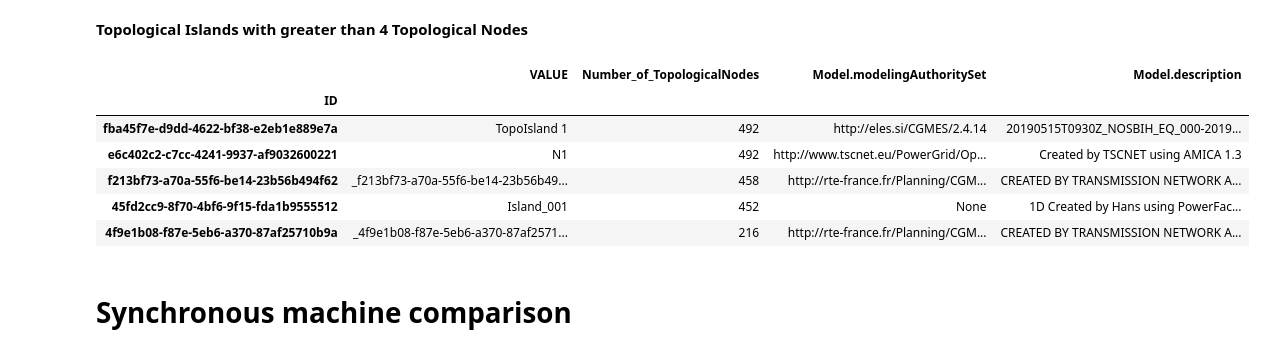
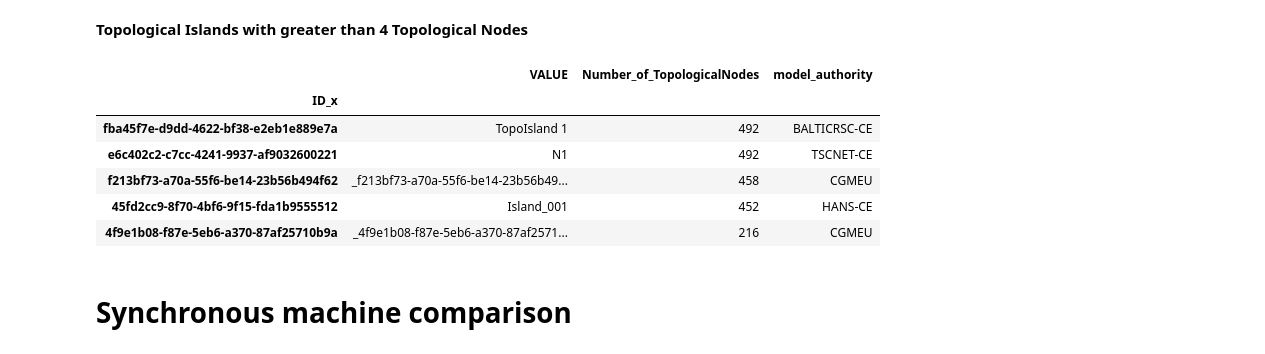
Before and after one commit to Haigutus/USVDM, a Jupyter notebook: Tools/RDF_PARSER/SV_comparison.ipynb, the cells around one changed output. Cells and saved outputs as stored; diff of their text form; code cells hidden in the pictures.

```diff
--- a/Tools/RDF_PARSER/SV_comparison.ipynb
+++ b/Tools/RDF_PARSER/SV_comparison.ipynb
@@ -73,7 +73,7 @@ pandas.set_option('display.max_colwidth', -1) # Don't truncate cells
 
 
 # Define here paths that you want to load. Load only SV files you want to compare, usually CGM SV files
-paths = [r"C:\IOPs\IOP150519\RSC_MERGE\20190515T0930Z_1D_BALTICRSC-CE_003.zip",
+paths = [r"C:\IOPs\IOP150519\RSC_MERGE\20190515T0930Z_1D_BALTICRSC-CE_003\20190514T0930Z_1D_BALTICRSC-CE_SV_003.zip",
          r"C:\IOPs\IOP150519\RSC_MERGE\20190515T0930Z_1D_CORESO-CE_002.zip",
          r"C:\IOPs\IOP150519\RSC_MERGE\20190515T0930Z_1D_HANS-CE_004.zip",
          r"C:\IOPs\IOP150519\RSC_MERGE\20190515T0930Z_1D_TSCNET-CE_003_distributed_slack.zip",
@@ -100,3 +100,13 @@ Loading 20190515T0930Z_1D_CGMEU_SV_003.xml
 Loading 20190515T0930Z_1D_ELES_SSH_003.xml
 Loading 20190515T0930Z_1D_HOPS_SSH_003.xml
 Loading 20190515T0930Z_1D_NOSBIH_SSH_003.xml
+# %%
+filenames_list = []
+for row, file_metadata in data.query("KEY=='Lable'").iterrows():
+    file_meta_dict = get_metadata_from_filename(file_metadata["VALUE"])
+    file_meta_dict["ID"] = file_metadata["INSTANCE_ID"]
+    filenames_list.append(file_meta_dict)
+
+filename_data = pandas.DataFrame(filenames_list)
+display(filename_data.sort_values("model_authority"))
+#get_metadata_from_filename(data.query("KEY=='Lable'")["VALUE"].tolist()[7])
@@ -431,38 +468,40 @@ voltages.dropna()
 # %%
 count_column_name = "Number_of_TopologicalNodes"
 min_nodes_count = 4 # Number of nodes in topological Island for it to be reported
 
 markdown_print("**Topological Islands with greater than {} Topological Nodes**".format(min_nodes_count))
 
 
 # Filter all topological nodes belonging to topological island
 TopologicalIsland_TopologicalNodes = data.query("KEY == 'TopologicalIsland.TopologicalNodes'")
 
 # Count number of topological nodes in an island
 TopologicalIsland_TopologicalNodes_count = pandas.DataFrame(TopologicalIsland_TopologicalNodes["ID"].value_counts()).reset_index().rename(columns = {"index":"ID", "ID":count_column_name})
 
 # Topological islands names
 TopologicalIslands_report = data.query("KEY == 'IdentifiedObject.name'")
 
 # Merge with count
 TopologicalIslands_report = TopologicalIslands_report.merge(TopologicalIsland_TopologicalNodes_count, on="ID")
 
 # Merge with insatnce metadata
-TopologicalIslands_report = TopologicalIslands_report.merge(sv_instances, left_on="INSTANCE_ID", right_index=True)
+#TopologicalIslands_report = TopologicalIslands_report.merge(sv_instances, left_on="INSTANCE_ID", right_index=True)
+TopologicalIslands_report = TopologicalIslands_report.merge(filename_data, left_on="INSTANCE_ID", right_on = "ID")
+#display(TopologicalIslands_report)
 
 # Sort, filter and select columns for display
-TopologicalIslands_report.sort_values(count_column_name, ascending = False)\
-                        [['ID', 'VALUE', count_column_name, 'Model.modelingAuthoritySet', 'Model.description']]\
-                        .query("{} > {}".format(count_column_name, min_nodes_count)).set_index("ID")
+TopologicalIslands_report.sort_values(count_column_name, ascending = False)[['ID_x', 'VALUE', count_column_name, 'model_authority']]\
+                        .query("{} > {}".format(count_column_name, min_nodes_count)).set_index("ID_x")
+#[['ID', 'VALUE', count_column_name, 'Model.modelingAuthoritySet', 'Model.description']]\
 # %% [output]
 **Topological Islands with greater than 4 Topological Nodes**
-|  | VALUE | Number_of_TopologicalNodes | Model.modelingAuthoritySet | Model.description |
-| ID |  |  |  |  |
-| fba45f7e-d9dd-4622-bf38-e2eb1e889e7a | TopoIsland 1 | 492 | http://eles.si/CGMES/2.4.14 | 20190515T0930Z_NOSBIH_EQ_000-2019... |
-| e6c402c2-c7cc-4241-9937-af9032600221 | N1 | 492 | http://www.tscnet.eu/PowerGrid/Op... | Created by TSCNET using AMICA 1.3 |
-| f213bf73-a70a-55f6-be14-23b56b494f62 | _f213bf73-a70a-55f6-be14-23b56b49... | 458 | http://rte-france.fr/Planning/CGM... | CREATED BY TRANSMISSION NETWORK A... |
-| 45fd2cc9-8f70-4bf6-9f15-fda1b9555512 | Island_001 | 452 | None | 1D Created by Hans using PowerFac... |
-| 4f9e1b08-f87e-5eb6-a370-87af25710b9a | _4f9e1b08-f87e-5eb6-a370-87af2571... | 216 | http://rte-france.fr/Planning/CGM... | CREATED BY TRANSMISSION NETWORK A... |
+|  | VALUE | Number_of_TopologicalNodes | model_authority |
+| ID_x |  |  |  |
+| fba45f7e-d9dd-4622-bf38-e2eb1e889e7a | TopoIsland 1 | 492 | BALTICRSC-CE |
+| e6c402c2-c7cc-4241-9937-af9032600221 | N1 | 492 | TSCNET-CE |
+| f213bf73-a70a-55f6-be14-23b56b494f62 | _f213bf73-a70a-55f6-be14-23b56b49... | 458 | CGMEU |
+| 45fd2cc9-8f70-4bf6-9f15-fda1b9555512 | Island_001 | 452 | HANS-CE |
+| 4f9e1b08-f87e-5eb6-a370-87af25710b9a | _4f9e1b08-f87e-5eb6-a370-87af2571... | 216 | CGMEU |
 # %%
 # Get diff of nodes between two islands
 
```
Also changed, not shown: parts of 17 cells of this notebook, 1 other file.
